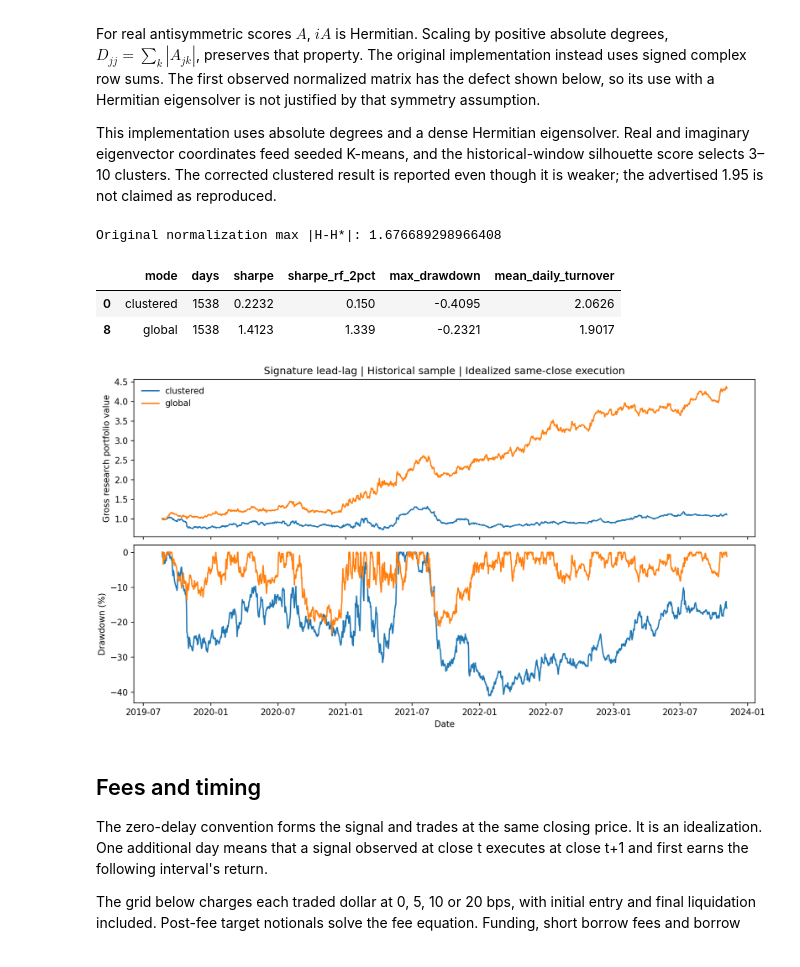
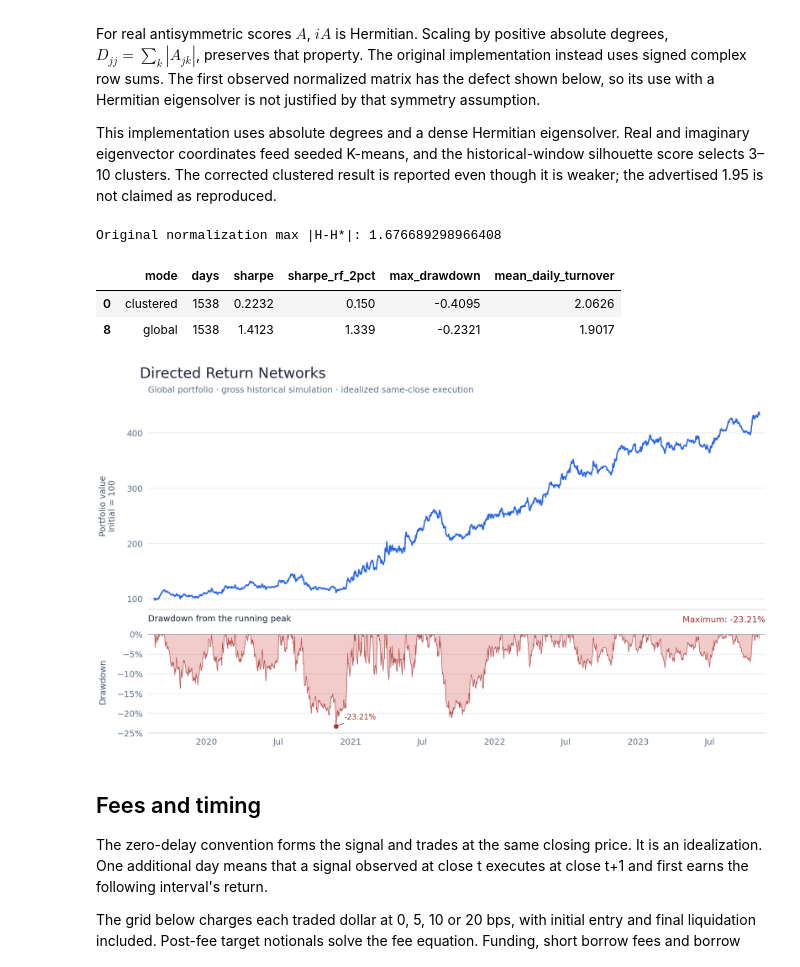
Before and after one commit to Juliansaiani/directed-return-networks, a Jupyter notebook: notebooks/experiments.ipynb, the cells around one changed output. Drawn from its saved outputs; the diff is of its cells as text; code cells hidden in the pictures.

Commit message:
Rename the project to Directed Return Networks

```diff
--- a/notebooks/experiments.ipynb
+++ b/notebooks/experiments.ipynb
@@ -64,14 +64,14 @@ This implementation uses absolute degrees and a dense Hermitian eigensolver. Rea
 # %%
 print("Original normalization max |H-H*|:", audit["normalized_matrix_hermitian_defect"])
 scores = read("scores")
 display(scores.query("cost_bps == 0 and extra_delay == 0")[["mode", "days", "sharpe", "sharpe_rf_2pct", "max_drawdown", "mean_daily_turnover"]].round(4))
-display(Image(filename=str(ARTIFACTS / "performance.png")))
+display(Image(filename=str(ARTIFACTS / "directed-return-networks.png")))
 # %% [output]
 Original normalization max |H-H*|: 1.676689298966408
 |  | mode | days | sharpe | sharpe_rf_2pct | max_drawdown | mean_daily_turnover |
 | 0 | clustered | 1538 | 0.2232 | 0.150 | -0.4095 | 2.0626 |
 | 8 | global | 1538 | 1.4123 | 1.339 | -0.2321 | 1.9017 |
-[figure, old version]
+[figure, new version]
 # %% [markdown]
 ## Fees and timing
 
```
Also changed, not shown: parts of 1 cell of this notebook, 6 other files.
